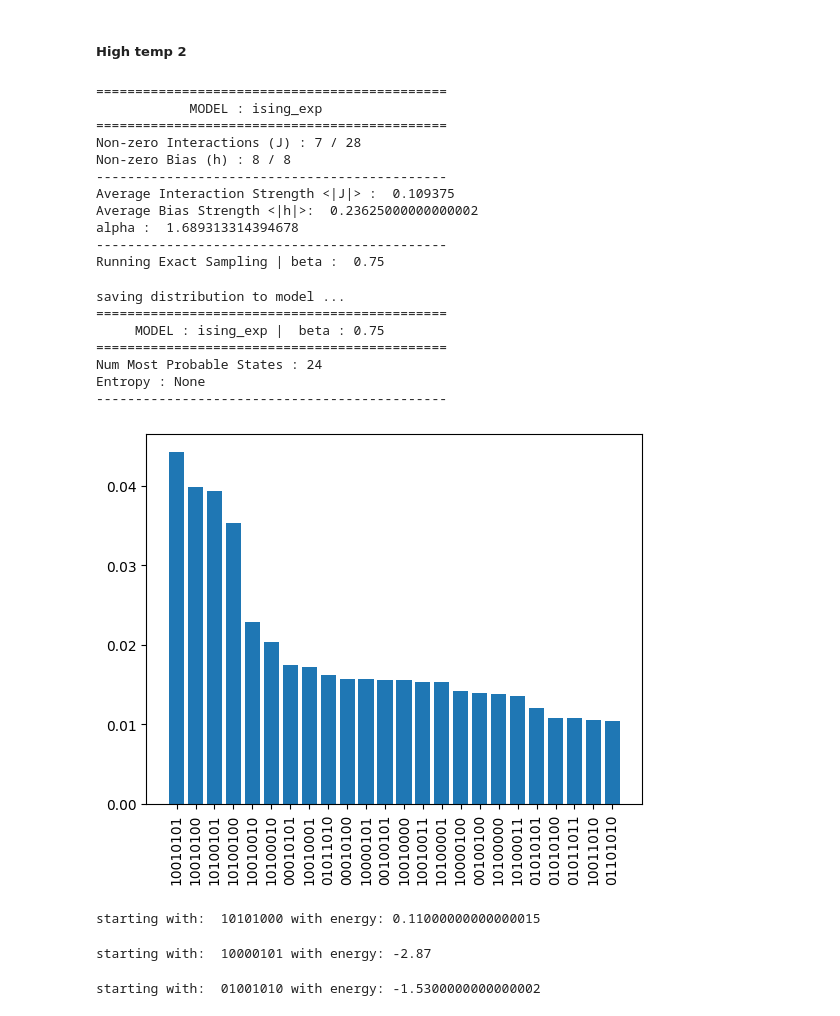
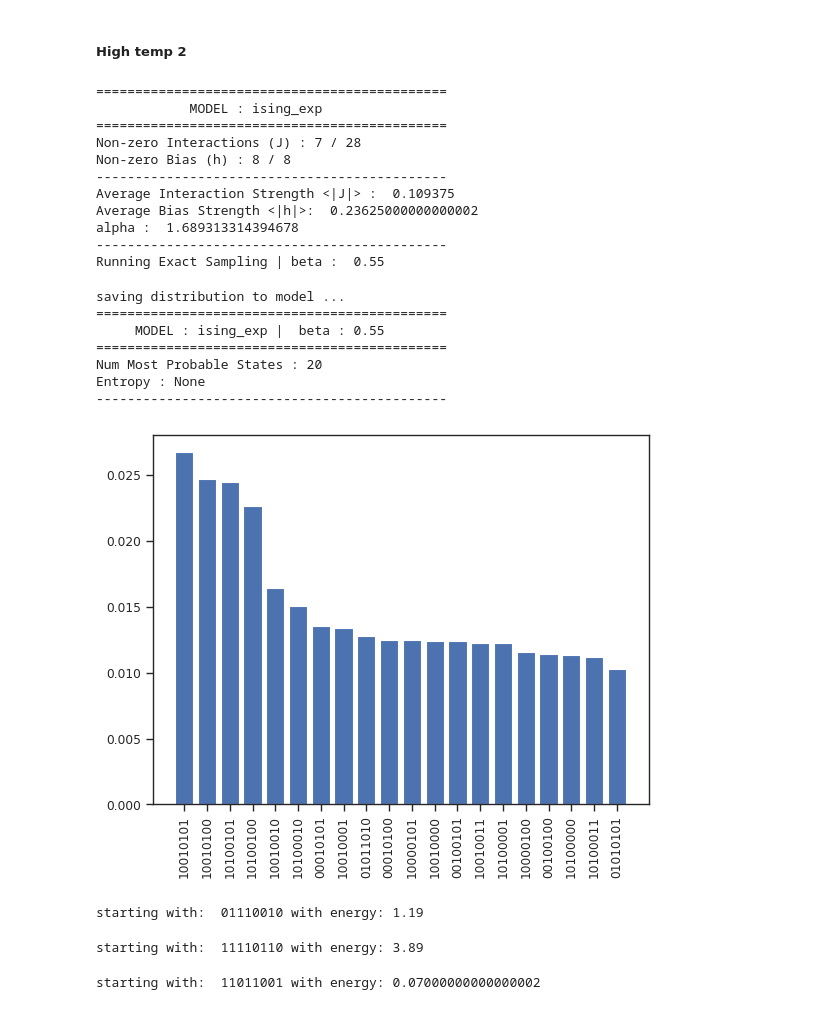
Before and after one commit to pafloxy/qhack-project-raflaneq, a Jupyter notebook: proposal_matrix.ipynb, the cells around one changed output. Cells and saved outputs as stored; diff of their text form; code cells hidden in the pictures.

Commit message:
added figures

```diff
--- a/proposal_matrix.ipynb
+++ b/proposal_matrix.ipynb
@@ -16,6 +16,9 @@ from qumcmc.trajectory_processing import calculate_running_js_divergence, calcul
 
 import pickle, json
 import networkx as nx
+# %%
+sns.set_theme(context = 'paper')
+sns.set_style('ticks')
 # %%
 n_spins = 8
 num_circuits = 147  ## number of pickle files
@@ -213,7 +216,8 @@ alpha :  1.689313314394678
 # %% [markdown]
 ##### Low temp 1
 # %%
-beta = 1.85; temperature = 1 / beta
+beta = 0.55; temperature = 1 / beta
 
 esm_model = Exact_Sampling(model, beta= beta, verbose= True)
 esm_model.sampling_summary()
+plt.title('ExactSampling | beta : ' + str(beta) )
@@ -439,31 +465,31 @@ plt.show()
 # %%
 model = build_energy_function_from_graph(trial_graph, name= 'ising_exp')
 model.model_summary(plot=False)
 
-beta = 0.75; temperature = 1 / beta
+beta = 0.55; temperature = 1 / beta
 
 esm_model = Exact_Sampling(model, beta= beta, verbose= True)
 esm_model.sampling_summary()
 # %% [output]
 =============================================
             MODEL : ising_exp
 =============================================
 Non-zero Interactions (J) : 7 / 28
 Non-zero Bias (h) : 8 / 8
 ---------------------------------------------
 Average Interaction Strength <|J|> :  0.109375
 Average Bias Strength <|h|>:  0.23625000000000002
 alpha :  1.689313314394678
 ---------------------------------------------
-Running Exact Sampling | beta :  0.75
+Running Exact Sampling | beta :  0.55
 saving distribution to model ...
 =============================================
-     MODEL : ising_exp |  beta : 0.75
+     MODEL : ising_exp |  beta : 0.55
 =============================================
-Num Most Probable States : 24
+Num Most Probable States : 20
 Entropy : None
 ---------------------------------------------
-[figure, old version]
+[figure, new version]
 # %%
 qchain_0 = build_mcmc_from_transition_dict(5000, esm_model, transition_dict, temperature= temperature, verbose= True, include_asymmetry=False)
 cchain = classical_mcmc(5000, esm_model,temperature= temperature, verbose=True)
@@ -472,9 +498,9 @@ qtrj_0 = get_trajectory_statistics(qchain_0, esm_model, verbose=False)
 qtrj_1 = get_trajectory_statistics(qchain_1, esm_model, verbose=False)
 ctrj = get_trajectory_statistics(cchain, esm_model, verbose=False)
 # %% [output]
-starting with:  10101000 with energy: 0.11000000000000015
+starting with:  01110010 with energy: 1.19
-starting with:  10000101 with energy: -2.87
+starting with:  11110110 with energy: 3.89
-starting with:  01001010 with energy: -1.5300000000000002
+starting with:  11011001 with energy: 0.07000000000000002
 # %%
 plt.figure(figsize=(10,10))
 
```
Also changed, not shown: parts of 18 cells of this notebook, 13 other files.
